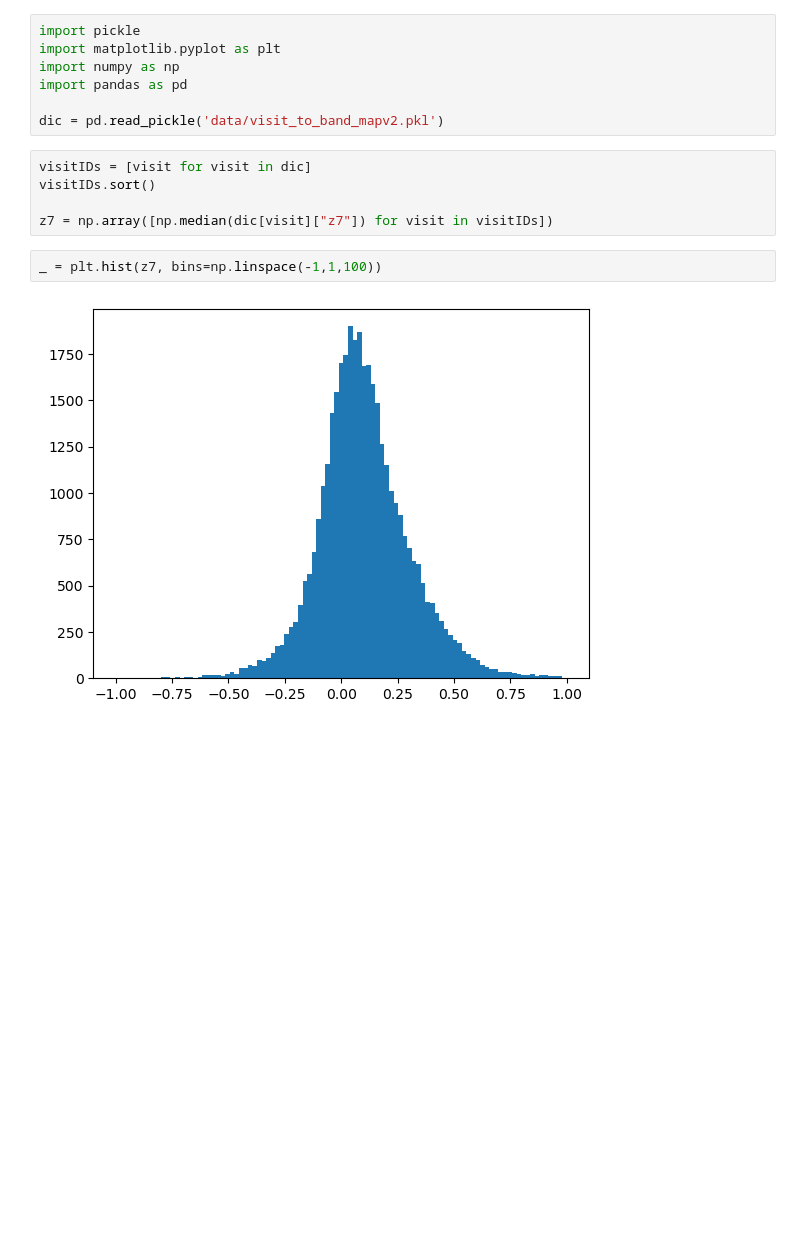
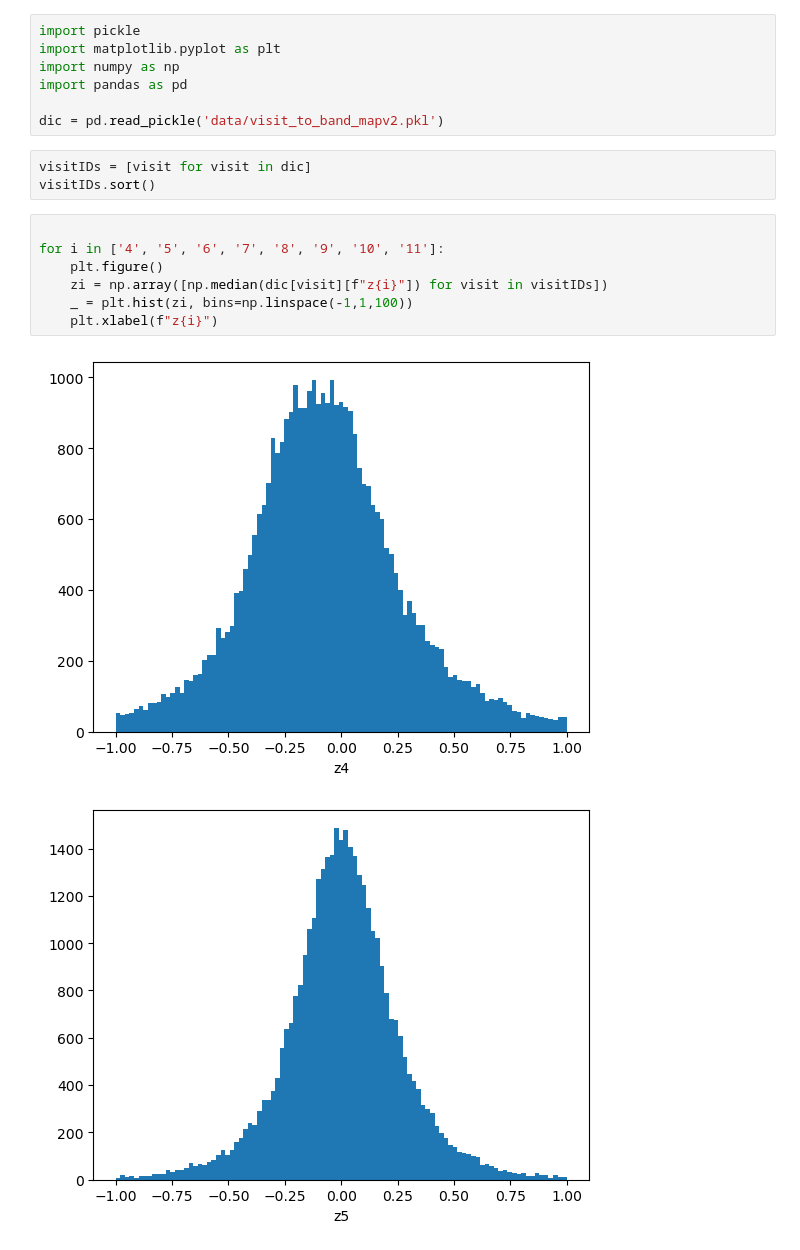
Before and after one commit to PFLeget/dp2_psf, a Jupyter notebook: getZernike.ipynb, the cells around one changed output. Cells and saved outputs as stored; diff of their text form; blank space fills up the shorter version.

```diff
--- a/getZernike.ipynb
+++ b/getZernike.ipynb
@@ -466,9 +466,13 @@ dic = pd.read_pickle('data/visit_to_band_mapv2.pkl')
 # %%
 visitIDs = [visit for visit in dic]
 visitIDs.sort()
-
-z7 = np.array([np.median(dic[visit]["z7"]) for visit in visitIDs])
 # %%
-_ = plt.hist(z7, bins=np.linspace(-1,1,100))
+
+for i in ['4', '5', '6', '7', '8', '9', '10', '11']:
+    plt.figure()
+    zi = np.array([np.median(dic[visit][f"z{i}"]) for visit in visitIDs])
+    _ = plt.hist(zi, bins=np.linspace(-1,1,100))
+    plt.xlabel(f"z{i}")
 # %% [output]
-[figure, old version]
+[figure, new version]
+[figure, added]
```
Also changed, not shown: parts of 1 cell of this notebook, 2 other files.
